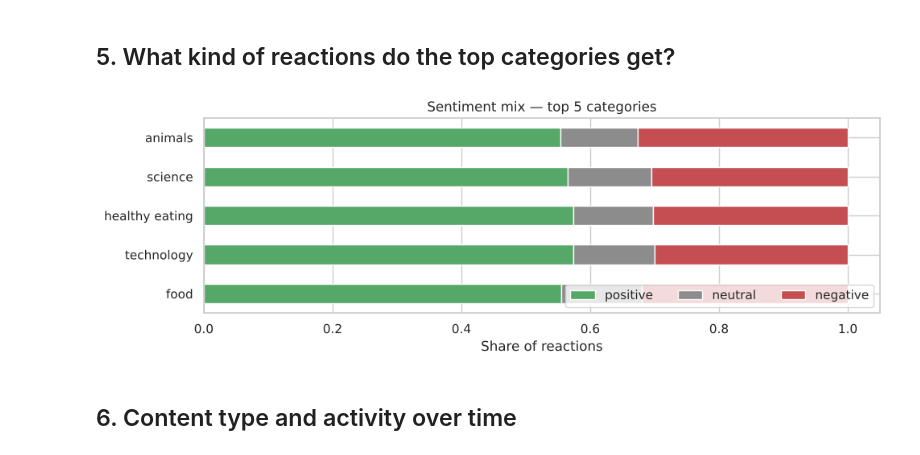
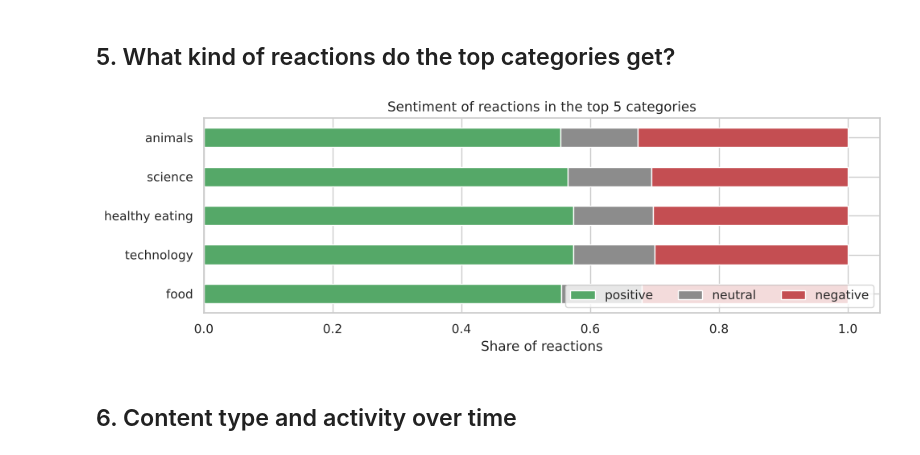
Before and after one commit to TiagoPhys/Data-Analysis-Portfolio, a Jupyter notebook: 03-social-media-content-analysis-accenture/content_popularity_analysis.ipynb, the cells around one changed output. Cells and saved outputs as stored; diff of their text form; code cells hidden in the pictures.

```diff
--- a/03-social-media-content-analysis-accenture/content_popularity_analysis.ipynb
+++ b/03-social-media-content-analysis-accenture/content_popularity_analysis.ipynb
@@ -190,16 +190,16 @@ plt.show()
 # %%
 sentiment = (
     pd.crosstab(df["Category"], df["Sentiment"], normalize="index")
     .loc[top5, ["positive", "neutral", "negative"]]
 )
 ax = sentiment.plot.barh(stacked=True, color=["C2", "C7", "C3"], figsize=(10, 3.5))
-ax.set(title="Sentiment mix — top 5 categories", xlabel="Share of reactions", ylabel="")
+ax.set(title="Sentiment of reactions in the top 5 categories", xlabel="Share of reactions", ylabel="")
 ax.invert_yaxis()
 ax.legend(loc="lower right", ncol=3)
 plt.tight_layout()
 plt.show()
 # %% [output]
-[figure, old version]
+[figure, new version]
 # %% [markdown]
 ## 6. Content type and activity over time
 # %%
```
Also changed, not shown: parts of 6 cells of this notebook, 11 other files.
